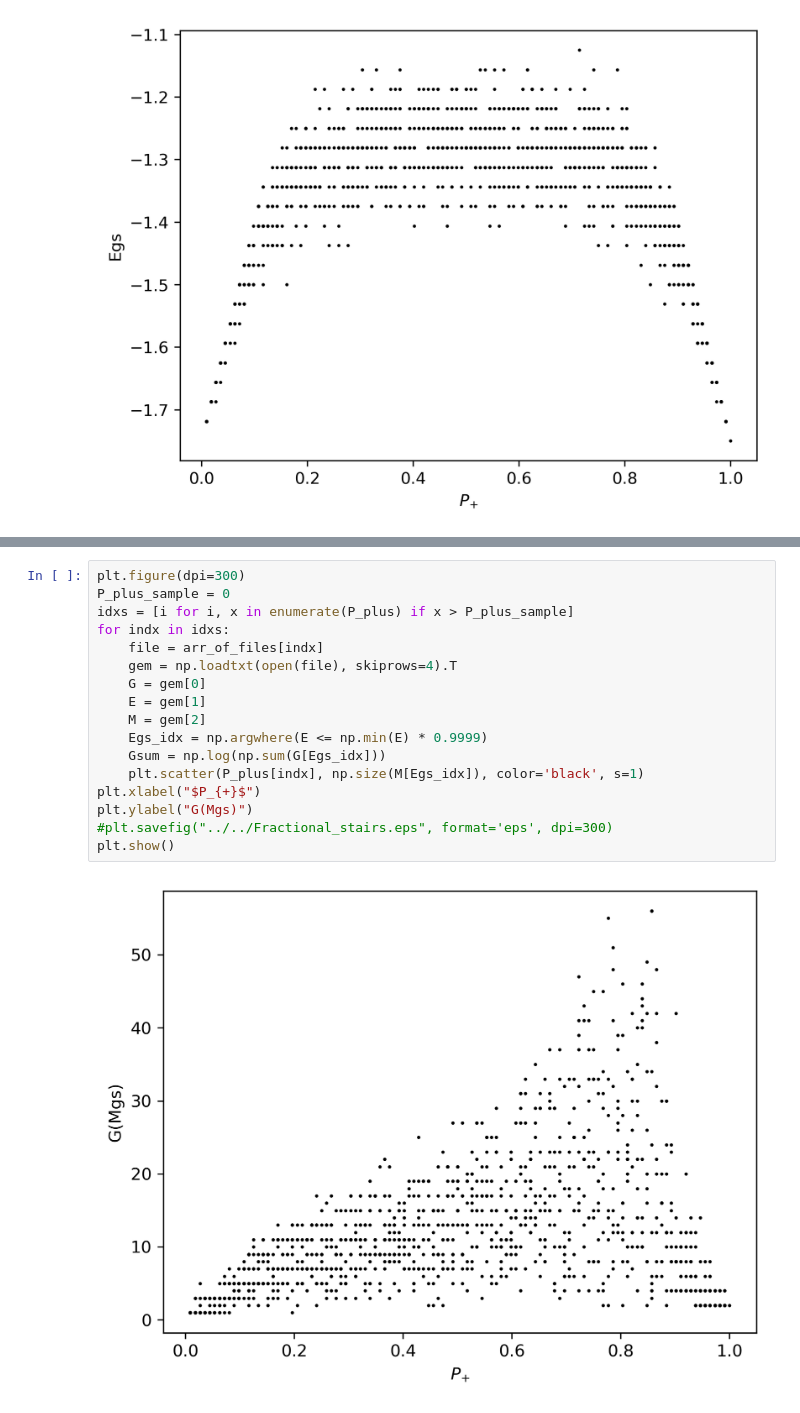
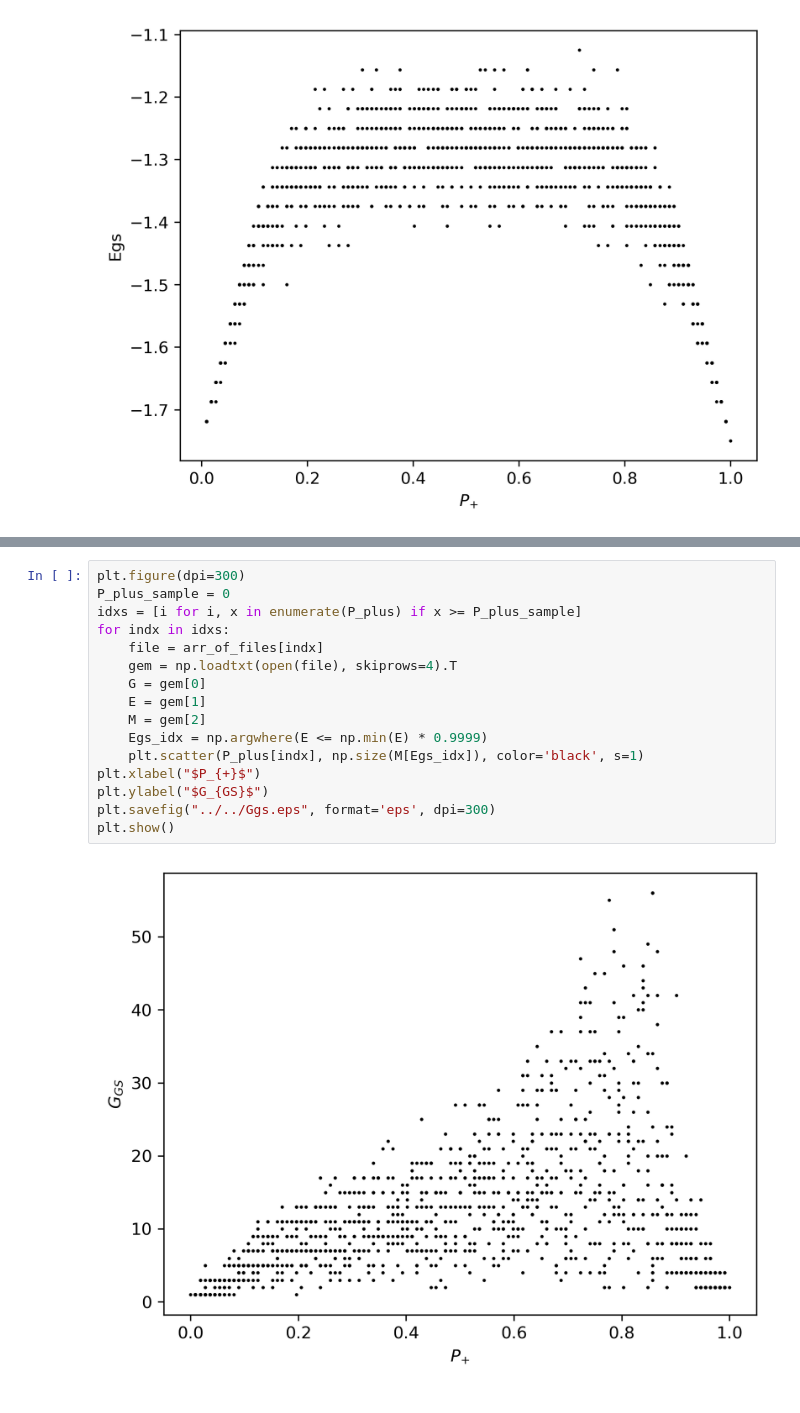
Before and after one commit to feirime/Ground-state-search-2D-Ising-model, a Jupyter notebook: images/scripts_and_programs/Entropy/Ggs.ipynb, the cells around one changed output, grey strips where cells are left out. Cells and saved outputs as stored; diff of their text form.

```diff
--- a/images/scripts_and_programs/Entropy/Ggs.ipynb
+++ b/images/scripts_and_programs/Entropy/Ggs.ipynb
@@ -144,19 +144,18 @@ plt.show()
 # %%
 plt.figure(dpi=300)
 P_plus_sample = 0
-idxs = [i for i, x in enumerate(P_plus) if x > P_plus_sample]
+idxs = [i for i, x in enumerate(P_plus) if x >= P_plus_sample]
 for indx in idxs:
     file = arr_of_files[indx]
     gem = np.loadtxt(open(file), skiprows=4).T
     G = gem[0]
     E = gem[1]
     M = gem[2]
     Egs_idx = np.argwhere(E <= np.min(E) * 0.9999)
-    Gsum = np.log(np.sum(G[Egs_idx]))
     plt.scatter(P_plus[indx], np.size(M[Egs_idx]), color='black', s=1)
 plt.xlabel("$P_{+}$")
-plt.ylabel("G(Mgs)")
-#plt.savefig("../../Fractional_stairs.eps", format='eps', dpi=300)
+plt.ylabel("$G_{GS}$")
+plt.savefig("../../Ggs.eps", format='eps', dpi=300)
 plt.show()
 # %% [output]
-[figure, old version]
+[figure, new version]
```
Also changed, not shown: parts of 5 cells of this notebook, 2 other files.
